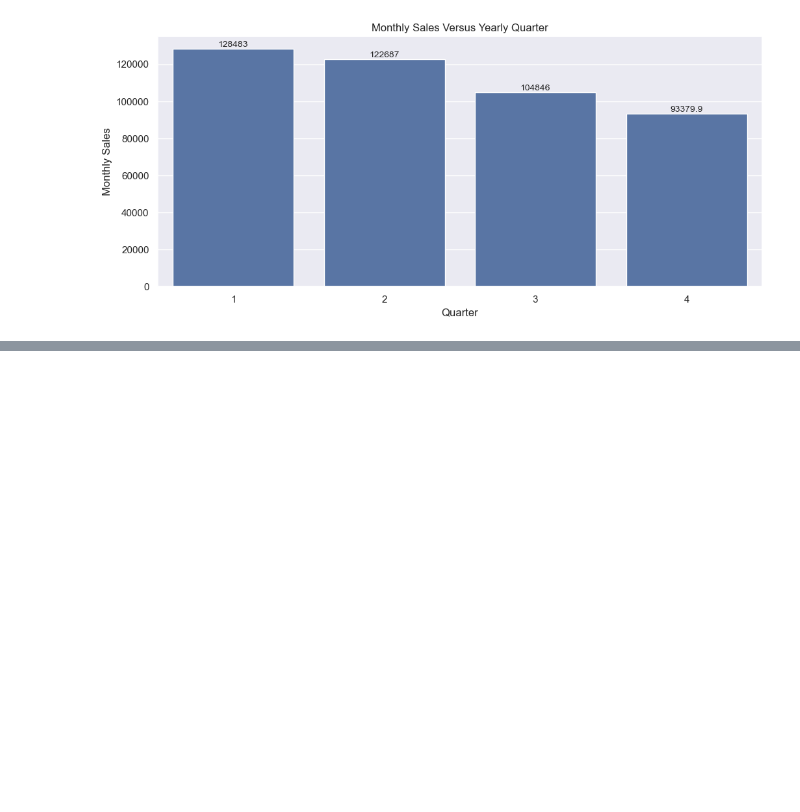
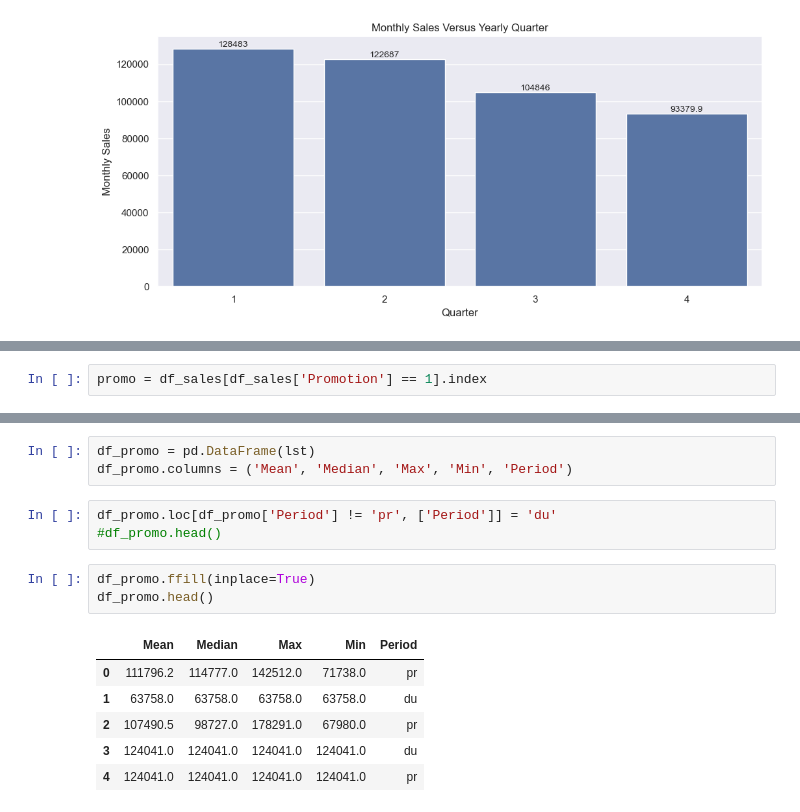
Before and after one commit to Opeojo/video-game-sales-forecast, a Jupyter notebook: sales-forecasting.ipynb, the cells around one changed output, grey strips where cells are left out. Saved outputs shown, nothing was run; the diff lists cells and outputs as text; blank space fills up the shorter version.

```diff
--- a/sales-forecasting.ipynb
+++ b/sales-forecasting.ipynb
@@ -342,0 +358,2 @@ ax.bar_label(ax.containers[0], fontsize=10);
+# %%
+promo = df_sales[df_sales['Promotion'] == 1].index
@@ -342,0 +418,16 @@ ax.bar_label(ax.containers[0], fontsize=10);
+# %%
+df_promo = pd.DataFrame(lst)
+df_promo.columns = ('Mean', 'Median', 'Max', 'Min', 'Period')
+# %%
+df_promo.loc[df_promo['Period'] != 'pr', ['Period']] = 'du'
+#df_promo.head()
+# %%
+df_promo.ffill(inplace=True)
+df_promo.head()
+# %% [output]
+|  | Mean | Median | Max | Min | Period |
+| 0 | 111796.2 | 114777.0 | 142512.0 | 71738.0 | pr |
+| 1 | 63758.0 | 63758.0 | 63758.0 | 63758.0 | du |
+| 2 | 107490.5 | 98727.0 | 178291.0 | 67980.0 | pr |
+| 3 | 124041.0 | 124041.0 | 124041.0 | 124041.0 | du |
+| 4 | 124041.0 | 124041.0 | 124041.0 | 124041.0 | pr |
```
Also changed, not shown: parts of 15 cells of this notebook, 1 other file.
